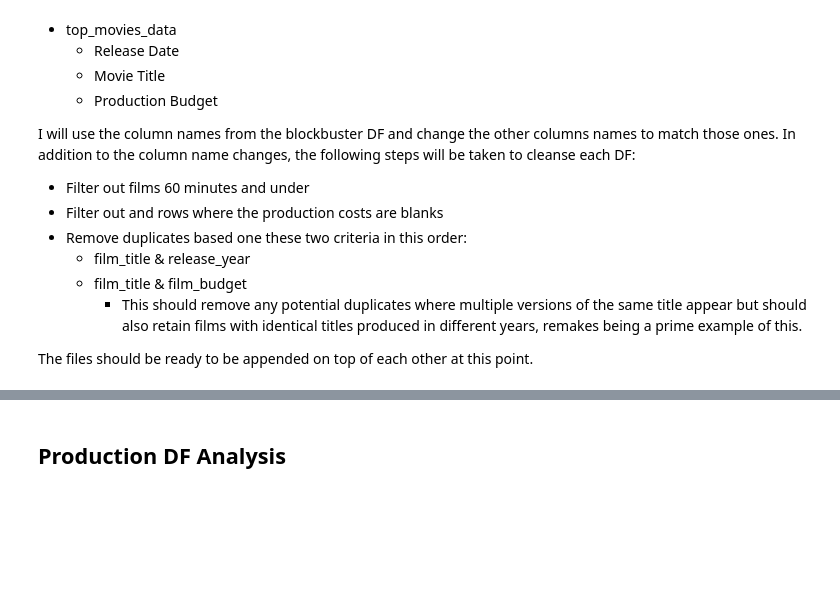
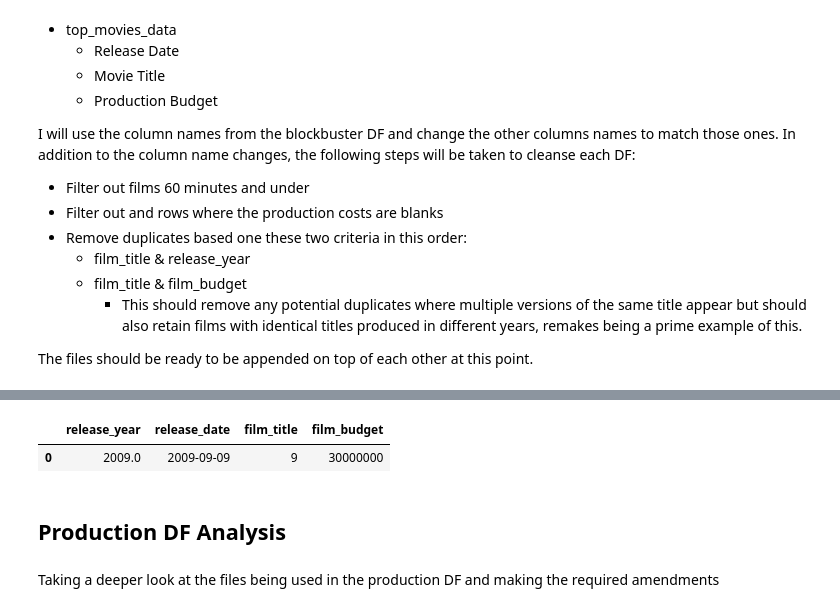
Before and after one commit to ianrowe101/UCDPA_Ian_Rowe, a Jupyter notebook: assignment_analysis.ipynb, the cells around one changed output, grey strips where cells are left out. Saved outputs shown, nothing was run; the diff lists cells and outputs as text; code cells hidden in the pictures; blank space fills up the shorter version.

```diff
--- a/assignment_analysis.ipynb
+++ b/assignment_analysis.ipynb
@@ -206,2 +319,9 @@ After creating the two new DFs for production costs and gross amounts, I carry o
+# %%
+top_movies_data_PD.head(1)
+# %% [output]
+|  | release_year | release_date | film_title | film_budget |
+| 0 | 2009.0 | 2009-09-09 | 9 | 30000000 |
 # %% [markdown]
 ## Production DF Analysis
+# %% [markdown]
+Taking a deeper look at the files being used in the production DF and making the required amendments
```
Also changed, not shown: parts of 15 cells of this notebook, 1 other file.
